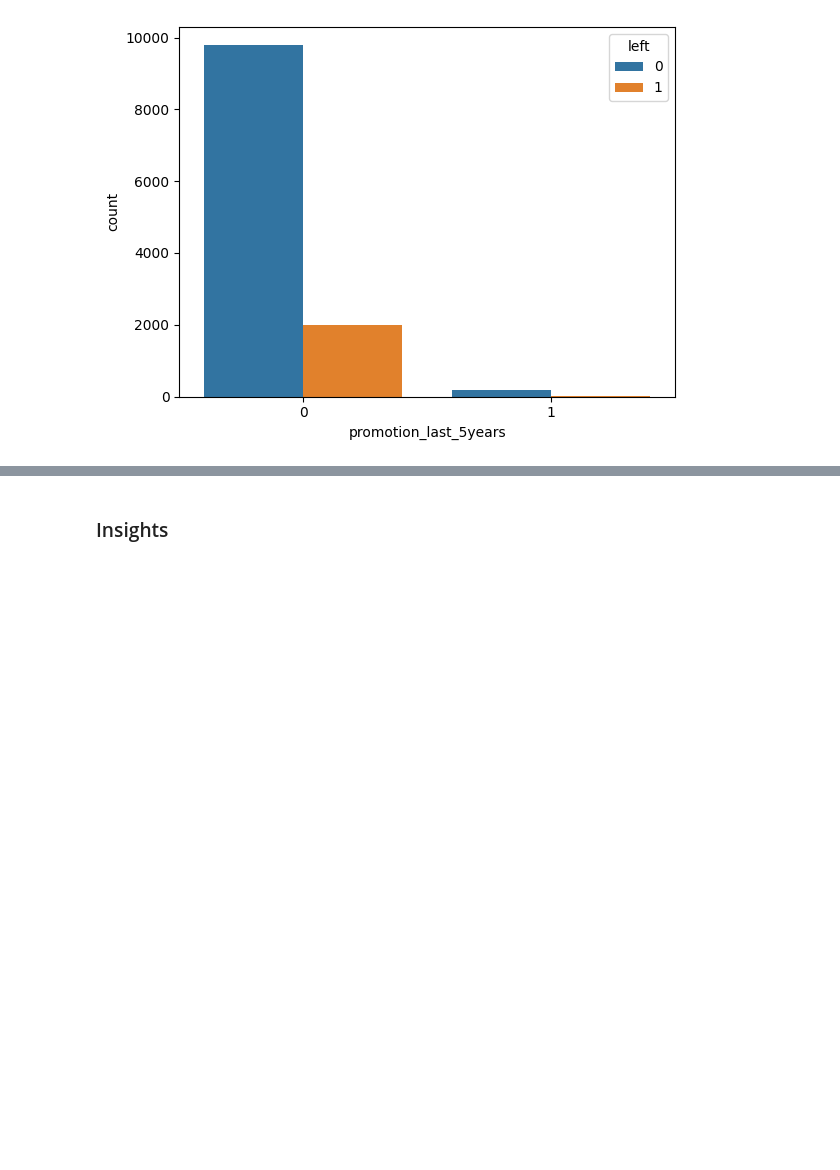
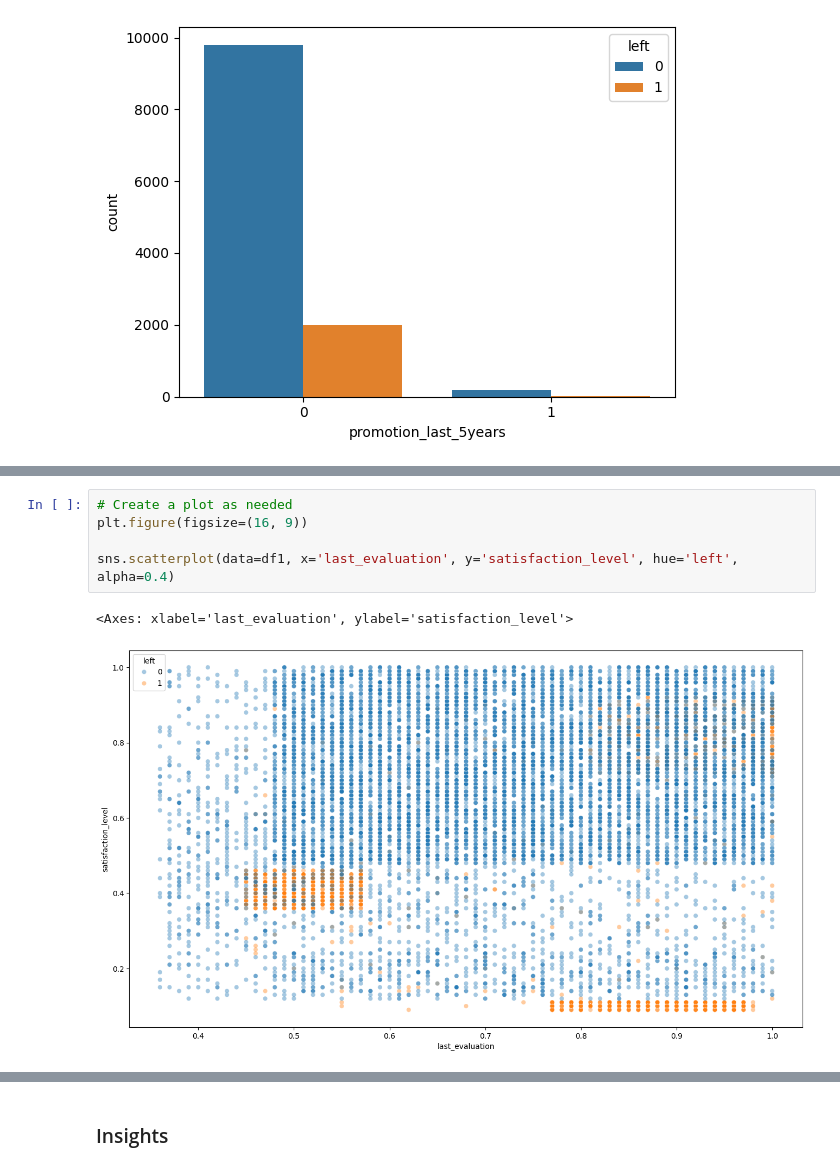
Before and after one commit to mkopanik/Capstone-Project-ML-HR-Analytics, a Jupyter notebook: Activity_ Course 7 Salifort Motors project lab.ipynb, the cells around one changed output, grey strips where cells are left out. Cells and saved outputs as stored; diff of their text form; blank space fills up the shorter version.

```diff
--- a/Activity_ Course 7 Salifort Motors project lab.ipynb
+++ b/Activity_ Course 7 Salifort Motors project lab.ipynb
@@ -318,0 +335,8 @@ sns.countplot(data= df1,hue= 'left',x = 'promotion_last_5years')
+# %%
+# Create a plot as needed
+plt.figure(figsize=(16, 9))
+
+sns.scatterplot(data=df1, x='last_evaluation', y='satisfaction_level', hue='left', alpha=0.4)
+# %% [output]
+<Axes: xlabel='last_evaluation', ylabel='satisfaction_level'>
+[figure, added]
```
Also changed, not shown: parts of 25 cells of this notebook.
